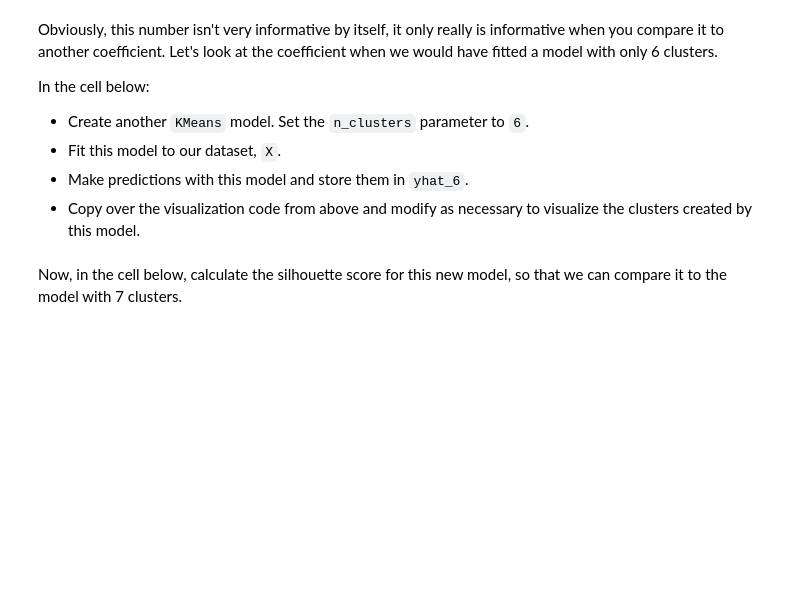
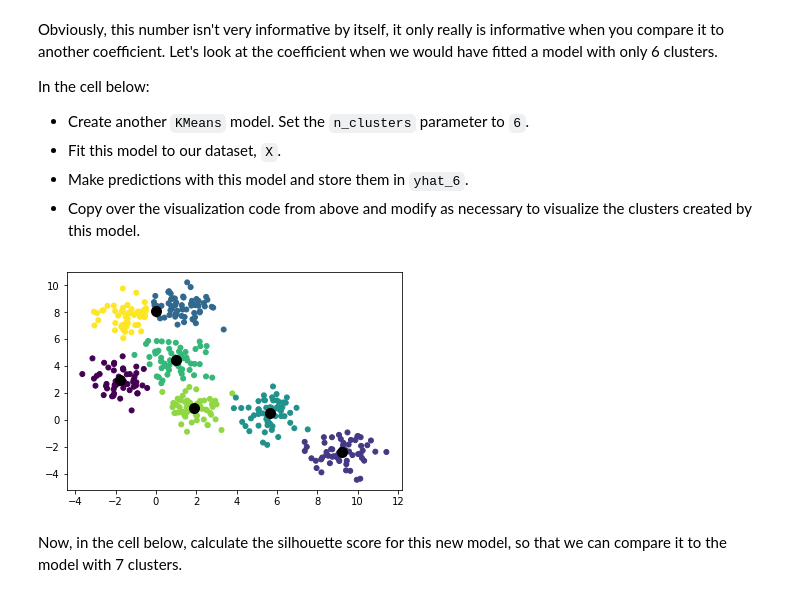
Before and after one commit to lnhdn/ds-k-means-clustering-lab-nyc-ds-career-042219, a Jupyter notebook: index.ipynb, the cells around one changed output. Cells and saved outputs as stored; diff of their text form; code cells hidden in the pictures; blank space fills up the shorter version.

```diff
--- a/index.ipynb
+++ b/index.ipynb
@@ -120,13 +120,15 @@ In the cell below:
 # %%
 k_means_6 = KMeans(n_clusters = 6)
 # Don't forget to fit this model, too!
 k_means_6.fit(X)
-yhat_6 = k_means.predict(X)
+yhat_6 = k_means_6.predict(X)
 
 # Import and modify the visualization code below this line!
 plt.scatter(X[:, 0], X[:, 1], c = y_hat, s = 25)
 cl_centers = k_means_6.cluster_centers_
 plt.scatter(cl_centers[:, 0], cl_centers[:, 1], c='black', s=100);
+# %% [output]
+[figure, added]
 # %% [markdown]
 Now, in the cell below, calculate the silhouette score for this new model, so that we can compare it to the model with 7 clusters.
 # %%
```
